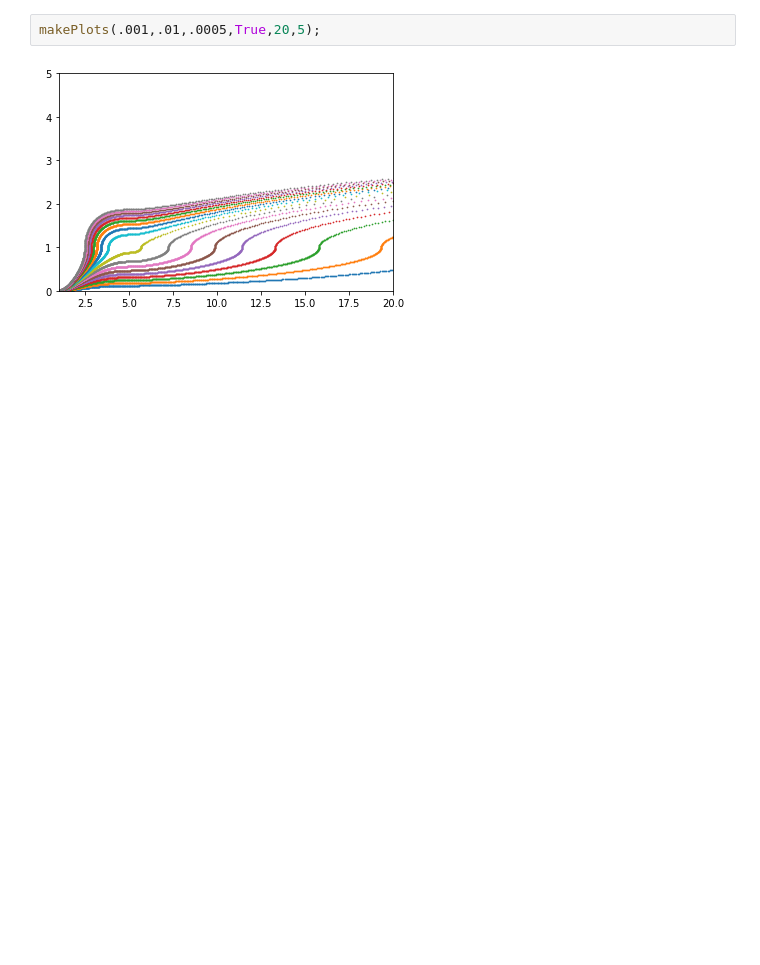
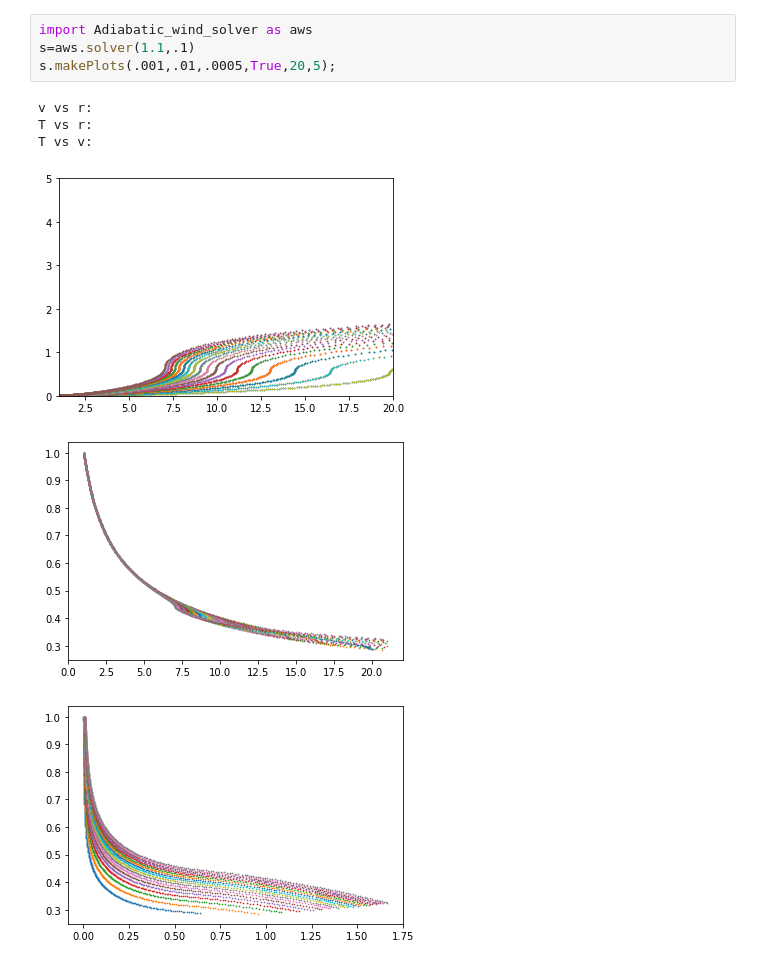
Before and after one commit to bnevs88/neutrino-winds, a Jupyter notebook: neutrino-winds/Adiabatic_wind_solver.ipynb, the cells around one changed output. Drawn from its saved outputs; the diff is of its cells as text; blank space fills up the shorter version.

```diff
--- a/neutrino-winds/Adiabatic_wind_solver.ipynb
+++ b/neutrino-winds/Adiabatic_wind_solver.ipynb
@@ -384,6 +506,13 @@ def findV0(lowerguess,upperguess,dv,maxprecision=1e-10,itermax=10000,xrange=10,u
     return (lower+upper)/2
 # %%
-makePlots(.001,.01,.0005,True,20,5);
+import Adiabatic_wind_solver as aws
+s=aws.solver(1.1,.1)
+s.makePlots(.001,.01,.0005,True,20,5);
 # %% [output]
+v vs r:
+T vs r:
+T vs v:
-[figure, old version]
+[figure, new version]
+[figure, added]
+[figure, added]
 # %%
```
Also changed, not shown: parts of 12 cells of this notebook, 3 other files.
